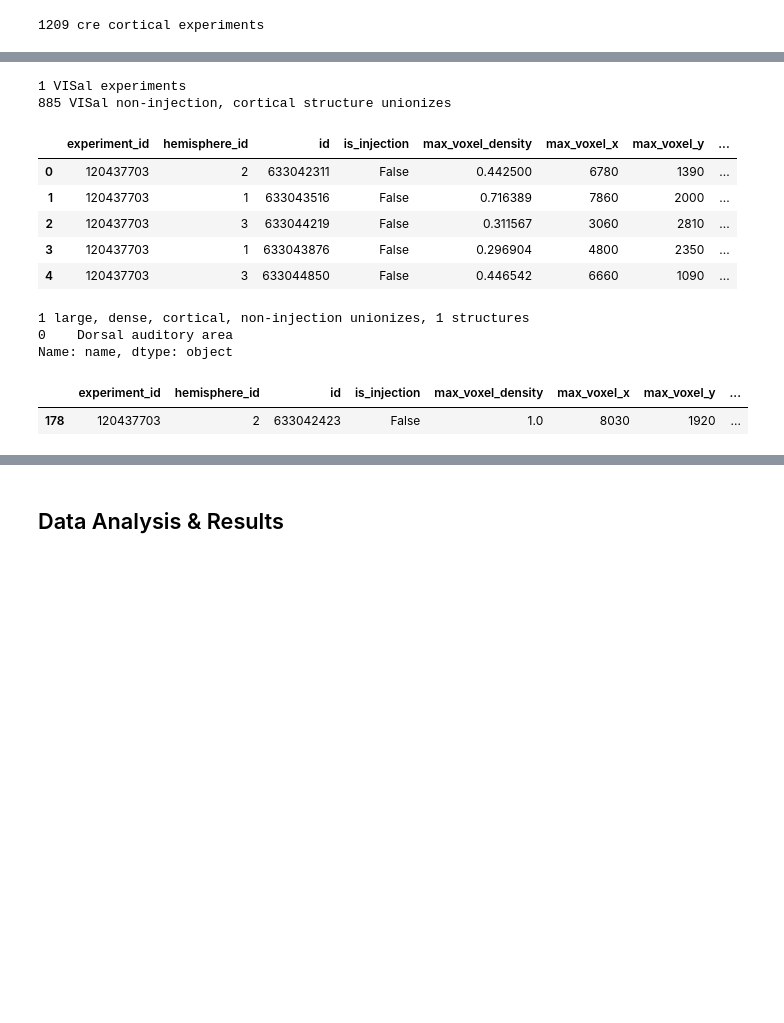
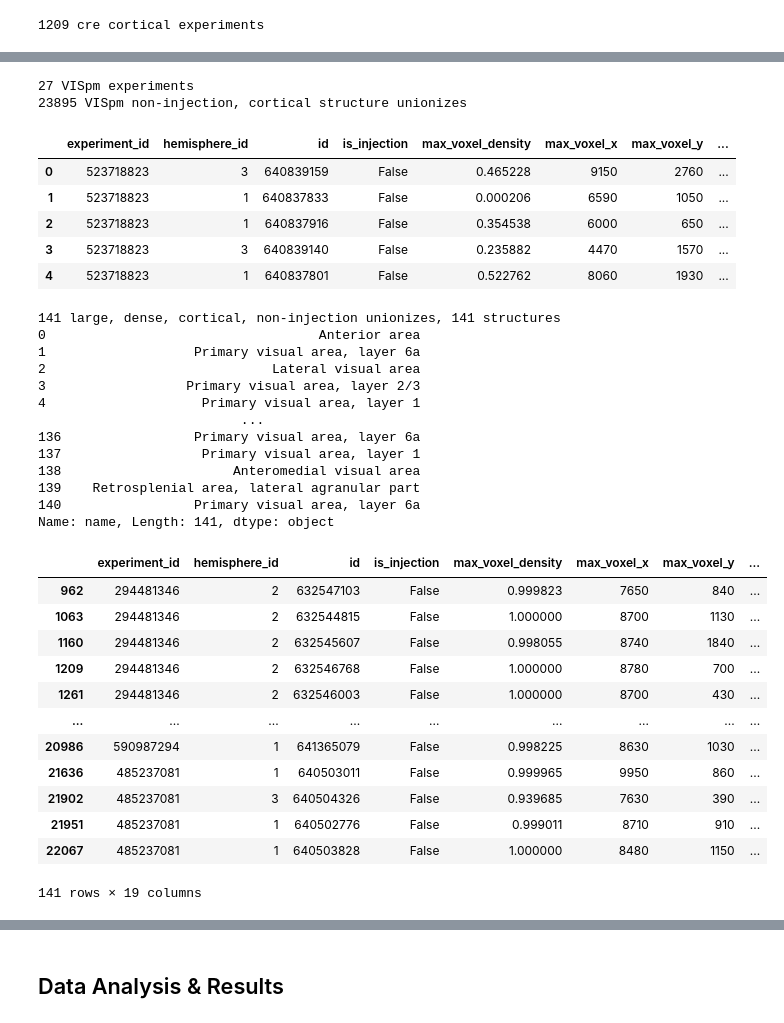
Before and after one commit to tthd0214/CellTypeProject, a Jupyter notebook: FinalProject/BIPN 162 Final Project Group 8.ipynb, the cells around one changed output, grey strips where cells are left out. Cells and saved outputs as stored; diff of their text form; code cells hidden in the pictures; blank space fills up the shorter version.

```diff
--- a/FinalProject/BIPN 162 Final Project Group 8.ipynb
+++ b/FinalProject/BIPN 162 Final Project Group 8.ipynb
@@ -510,41 +606,62 @@ print("%d cre cortical experiments" % len(cre_cortical_experiments))
 # %%
-# find wild-type injections into AnterioLateral visual area
-visal = structure_tree.get_structures_by_acronym(['VISal'])[0]
-visal_experiments = mcc.get_experiments(cre=False,
-                                       injection_structure_ids=[visal['id']])
+# find wild-type injections into PosteriorMedial visual area
+vispm = structure_tree.get_structures_by_acronym(['VISpm'])[0]
+vispm_experiments = mcc.get_experiments(cre=True,
+                                       injection_structure_ids=[vispm['id']])
 
-print("%d VISal experiments" % len(visal_experiments))
+print("%d VISpm experiments" % len(vispm_experiments))
 
-al_structure_unionizes = mcc.get_structure_unionizes([ e['id'] for e in visal_experiments ],
+pm_structure_unionizes = mcc.get_structure_unionizes([ e['id'] for e in vispm_experiments ],
                                                   is_injection=False,
                                                   structure_ids=[isocortex['id']],
                                                   include_descendants=True)
 
-print("%d VISal non-injection, cortical structure unionizes" % len(al_structure_unionizes))
+print("%d VISpm non-injection, cortical structure unionizes" % len(pm_structure_unionizes))
 
-al_structure_unionizes.head()
+pm_structure_unionizes.head()
 # %% [output]
-1 VISal experiments
-885 VISal non-injection, cortical structure unionizes
+27 VISpm experiments
+23895 VISpm non-injection, cortical structure unionizes
 |  | experiment_id | hemisphere_id | id | is_injection | max_voxel_density | max_voxel_x | max_voxel_y | ... |
-| 0 | 120437703 | 2 | 633042311 | False | 0.442500 | 6780 | 1390 | ... |
-| 1 | 120437703 | 1 | 633043516 | False | 0.716389 | 7860 | 2000 | ... |
-| 2 | 120437703 | 3 | 633044219 | False | 0.311567 | 3060 | 2810 | ... |
-| 3 | 120437703 | 1 | 633043876 | False | 0.296904 | 4800 | 2350 | ... |
-| 4 | 120437703 | 3 | 633044850 | False | 0.446542 | 6660 | 1090 | ... |
+| 0 | 523718823 | 3 | 640839159 | False | 0.465228 | 9150 | 2760 | ... |
+| 1 | 523718823 | 1 | 640837833 | False | 0.000206 | 6590 | 1050 | ... |
+| 2 | 523718823 | 1 | 640837916 | False | 0.354538 | 6000 | 650 | ... |
+| 3 | 523718823 | 3 | 640839140 | False | 0.235882 | 4470 | 1570 | ... |
+| 4 | 523718823 | 1 | 640837801 | False | 0.522762 | 8060 | 1930 | ... |
 # %%
-dense_unionizes = al_structure_unionizes[ al_structure_unionizes.projection_density > .5 ]
+dense_unionizes = pm_structure_unionizes[ pm_structure_unionizes.projection_density > .1 ]
 large_unionizes = dense_unionizes[ dense_unionizes.volume > .5 ]
 large_structures = pd.DataFrame(structure_tree.nodes(large_unionizes.structure_id))
 
 print("%d large, dense, cortical, non-injection unionizes, %d structures" % ( len(large_unionizes), len(large_structures) ))
 
 print(large_structures.name)
 
 large_unionizes
 # %% [output]
-1 large, dense, cortical, non-injection unionizes, 1 structures
-0    Dorsal auditory area
-Name: name, dtype: object
+141 large, dense, cortical, non-injection unionizes, 141 structures
+0                                   Anterior area
+1                   Primary visual area, layer 6a
+2                             Lateral visual area
+3                  Primary visual area, layer 2/3
+4                    Primary visual area, layer 1
+                          ...
+136                 Primary visual area, layer 6a
+137                  Primary visual area, layer 1
+138                      Anteromedial visual area
+139    Retrosplenial area, lateral agranular part
+140                 Primary visual area, layer 6a
+Name: name, Length: 141, dtype: object
 |  | experiment_id | hemisphere_id | id | is_injection | max_voxel_density | max_voxel_x | max_voxel_y | ... |
-| 178 | 120437703 | 2 | 633042423 | False | 1.0 | 8030 | 1920 | ... |
+| 962 | 294481346 | 2 | 632547103 | False | 0.999823 | 7650 | 840 | ... |
+| 1063 | 294481346 | 2 | 632544815 | False | 1.000000 | 8700 | 1130 | ... |
+| 1160 | 294481346 | 2 | 632545607 | False | 0.998055 | 8740 | 1840 | ... |
+| 1209 | 294481346 | 2 | 632546768 | False | 1.000000 | 8780 | 700 | ... |
+| 1261 | 294481346 | 2 | 632546003 | False | 1.000000 | 8700 | 430 | ... |
+| ... | ... | ... | ... | ... | ... | ... | ... | ... |
+| 20986 | 590987294 | 1 | 641365079 | False | 0.998225 | 8630 | 1030 | ... |
+| 21636 | 485237081 | 1 | 640503011 | False | 0.999965 | 9950 | 860 | ... |
+| 21902 | 485237081 | 3 | 640504326 | False | 0.939685 | 7630 | 390 | ... |
+| 21951 | 485237081 | 1 | 640502776 | False | 0.999011 | 8710 | 910 | ... |
+| 22067 | 485237081 | 1 | 640503828 | False | 1.000000 | 8480 | 1150 | ... |
+141 rows × 19 columns
```
Also changed, not shown: parts of 13 cells of this notebook, 44 other files.
